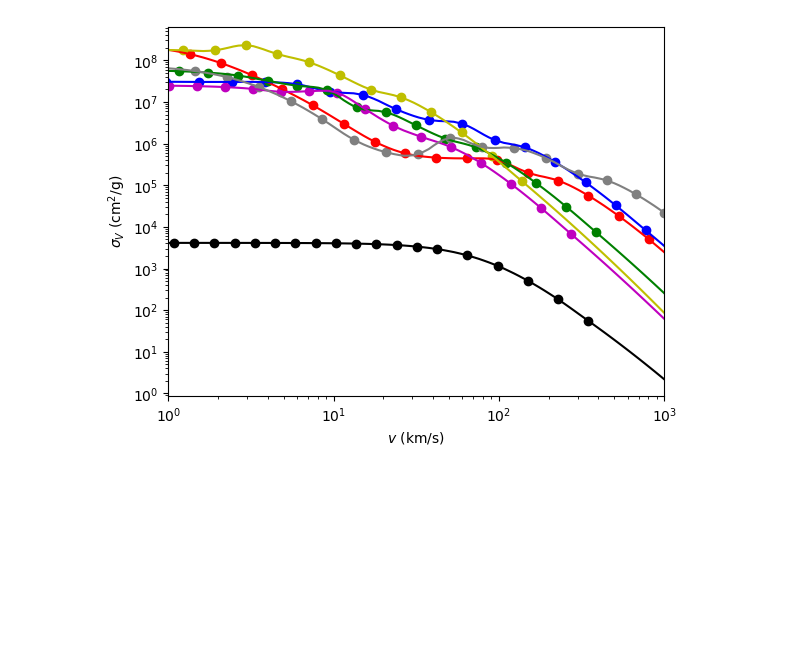
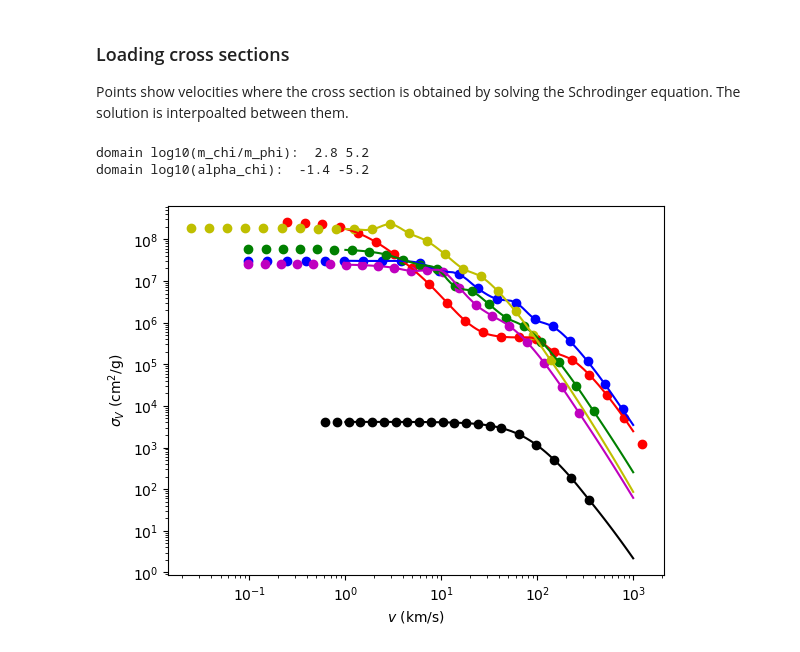
Before and after one commit to dangilman/pykawa, a Jupyter notebook: notebooks/attractive_yukawa_tabulated.ipynb, the cells around one changed output. Cells and saved outputs as stored; diff of their text form; code cells hidden in the pictures; blank space fills up the shorter version.

```diff
--- a/notebooks/attractive_yukawa_tabulated.ipynb
+++ b/notebooks/attractive_yukawa_tabulated.ipynb
@@ -6,30 +31,39 @@ import matplotlib.pyplot as plt
+# %% [markdown]
+### Loading cross sections
+
+Points show velocities where the cross section is obtained by solving the Schrodinger equation. The solution is interpoalted between them.
 # %%
-ax = plt.gca()
+log10_mass_ratio_plot = [3.6, 4.0, 4.4, 4.4, 4.4, 5.0]
+log10_alpha_plot = [-4.1, -2.6, -2.6, -3.2, -3.5, -3.5]
+v_extended = np.logspace(0, 3, 100)
+cols = ['k', 'r', 'b', 'g', 'm', 'y']
+v_ref = 10 # km/sec
+cross_section_type='VISCOSITY'
+cross_section_interpolator, _, log10_mass_ratio_values, log10alpha_values = make_cross_section_interpolator('ATTRACTIVE_YUKAWA',
+                                                                                                            v_ref=v_ref,
+                                                                                                           cross_section_type)
 
-log10_mass_ratio_plot = [3.6, 4.0, 4.4, 4.4, 4.4, 5.0,4.0]
-log10_alpha_plot = [-4.1, -2.6, -2.6, -3.2, -3.5, -3.5, -2]
-v_extended = np.logspace(0, 3, 100)
-cols = ['k', 'r', 'b', 'g', 'm', 'y', '0.5']
-
-cross_section_interpolator = make_cross_section_interpolator('ATTRACTIVE_YUKAWA')[0]
-
+print('domain log10(m_chi/m_phi): ', log10_mass_ratio_values[0], log10_mass_ratio_values[-1])
+print('domain log10(alpha_chi): ', log10alpha_values[0], log10alpha_values[-1])
+# note that exact solutions for the models with log10(alpha) > -2.0 only reach ~100 km/sec because too many partial waves are required.
+# if exact solutions are required out to a few hundred km/sec, it is recommended to use log10(alpha) < -2.0 models
 
 for i, (log10_mass_ratio, log10_alpha) in enumerate(zip(log10_mass_ratio_plot, log10_alpha_plot)):
     v_grid, phases = get_phases(log10_mass_ratio, log10_alpha, 'ATTRACTIVE_YUKAWA')
     cross = CrossSection.from_phase_shifts(
         v_grid, phases, 'VISCOSITY', log10_alpha, log10_mass_ratio
     )
     v_lin = 10 ** v_grid
     sigma_exact = cross(v_lin, None)
 
     plt.scatter(v_lin, sigma_exact, color=cols[i])
     plt.loglog(v_extended, cross_section_interpolator(v_extended, None, log10_alpha, log10_mass_ratio),
               color=cols[i])
-ax.set_xscale('log')
-ax.set_yscale('log')
-ax.set_xlim(1, 1000)
+
 plt.xlabel(r'$v$ (km/s)')
 plt.ylabel(r'$\sigma_V$ (cm$^2$/g)')
 plt.show()
 # %% [output]
+domain log10(m_chi/m_phi):  2.8 5.2
+domain log10(alpha_chi):  -1.4 -5.2
-[figure, old version]
+[figure, new version]
```
Also changed, not shown: parts of 11 cells of this notebook, 10 other files.
